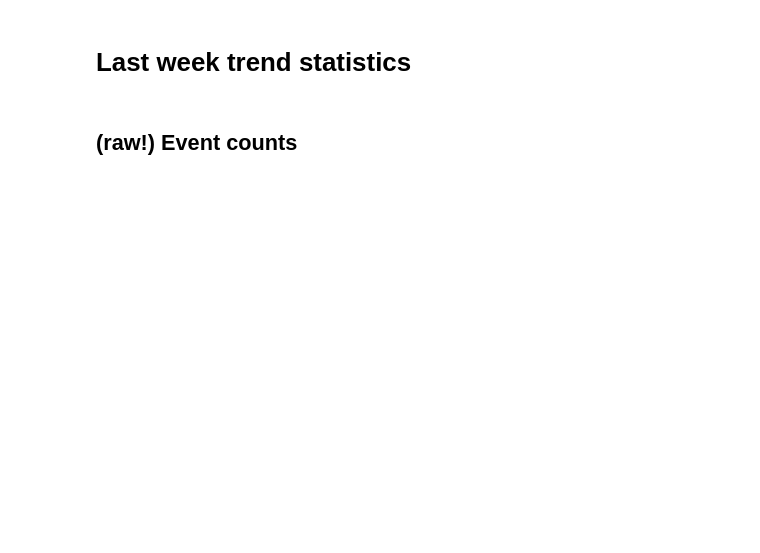
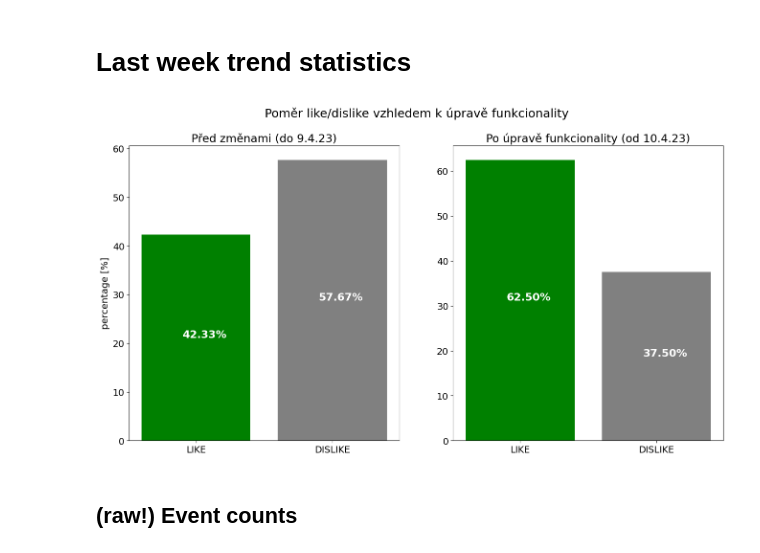
Before and after one commit to the-mama-ai/msearch_csas_ux_analysis, a Jupyter notebook: analysis.ipynb, the cells around one changed output. Saved outputs shown, nothing was run; the diff lists cells and outputs as text; code cells hidden in the pictures; blank space fills up the shorter version.

Commit message:
saving graphs programatically

```diff
--- a/analysis.ipynb
+++ b/analysis.ipynb
@@ -395,16 +396,33 @@ for key, session in sessions_sorted_by_time:
         older_sessions[key] = session
 
 like_count_older = len([1 for session in older_sessions.values() if session.sentiment >= 0])
-dislike_count_older = len(older_sessions) - like_count_older
+like_percentage_older = like_count_older / len(older_sessions) * 100
+dislike_percentage_older = (len(older_sessions) - like_count_older) / len(older_sessions) * 100
 
 like_count_newer = len([1 for session in newer_sessions.values() if session.sentiment >= 0])
-dislike_count_newer = len(newer_sessions) - like_count_newer
-
-fig, [ax1, ax2] = plt.subplots(nrows=1, ncols=2, figsize=(16, 8))
-ax1.bar(['like', 'dislike'], [like_count_older / len(older_sessions) * 100, dislike_count_older / len(older_sessions)* 100], color=['green', 'gray'])
-ax1.set_ylabel("percentage [%]")
-
-ax2.bar(['like', 'dislike'], [like_count_newer / len(newer_sessions) * 100, dislike_count_newer / len(newer_sessions)* 100], color=['green', 'gray'])
+like_percentage_newer = like_count_newer / len(newer_sessions) * 100
+dislike_percentage_newer = (len(newer_sessions) - like_count_newer) / len(newer_sessions) * 100
+# %%
+import matplotlib.patheffects as pe
+
+fig, [ax1, ax2] = plt.subplots(nrows=1, ncols=2, figsize=(16, 8))
+
+ax1.bar(['LIKE', 'DISLIKE'], [like_percentage_older, dislike_percentage_older], color=['green', 'gray'])
+ax1.set_ylabel("percentage [%]")
+ax1.text(0 - 0.1, like_percentage_older / 2, f"{like_percentage_older:.2f}%", fontweight='bold', color='white', size=16)
+ax1.text(1 - 0.1, dislike_percentage_older / 2, f"{dislike_percentage_older:.2f}%", fontweight='bold', color='white',
+         size=16)
+ax1.set_title("Před změnami (do 9.4.23)")
+ax2.bar(['LIKE', 'DISLIKE'], [like_percentage_newer, dislike_percentage_newer], color=['green', 'gray'])
+ax2.text(0 - 0.1, like_percentage_newer / 2, f"{like_percentage_newer:.2f}%", fontweight='bold', color='white', size=16)
+ax2.text(1 - 0.1, dislike_percentage_newer / 2, f"{dislike_percentage_newer:.2f}%", fontweight='bold', color='white',
+         size=16)
+ax2.set_title("Po úpravě funkcionality (od 10.4.23)")
+fig.suptitle("Poměr like/dislike vzhledem k úpravě funkcionality", fontsize=18)
+
+plt.savefig(f"{graphs_folder}/new_functionality_improvement.png", bbox_inches='tight')
+# %% [output]
+[figure, added]
 # %% [markdown]
 ## (raw!) Event counts
 # %%
```
Also changed, not shown: parts of 10 cells of this notebook.
